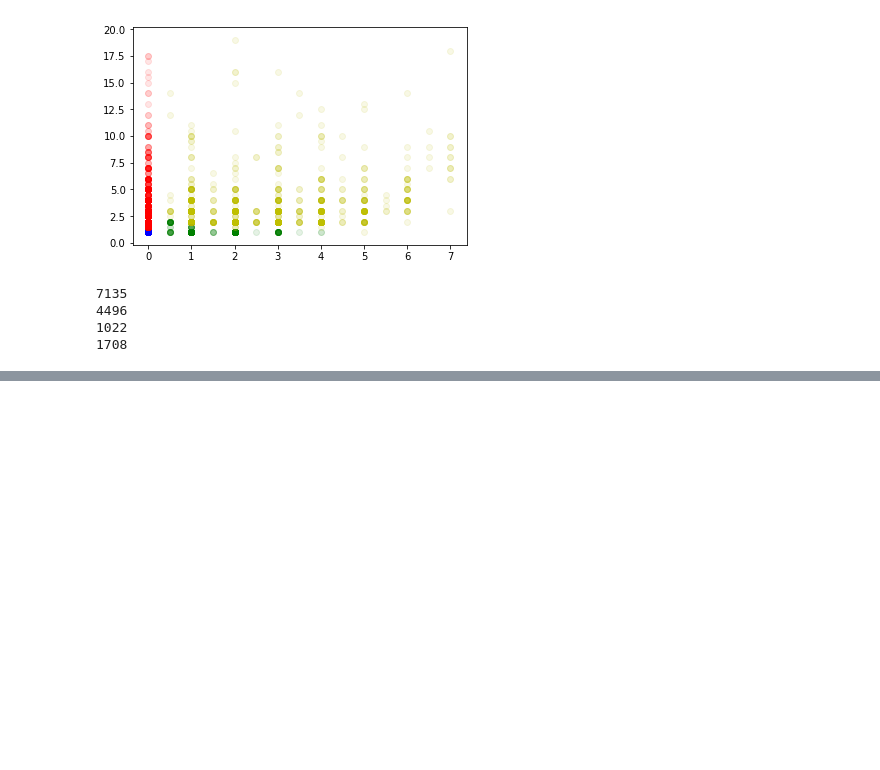
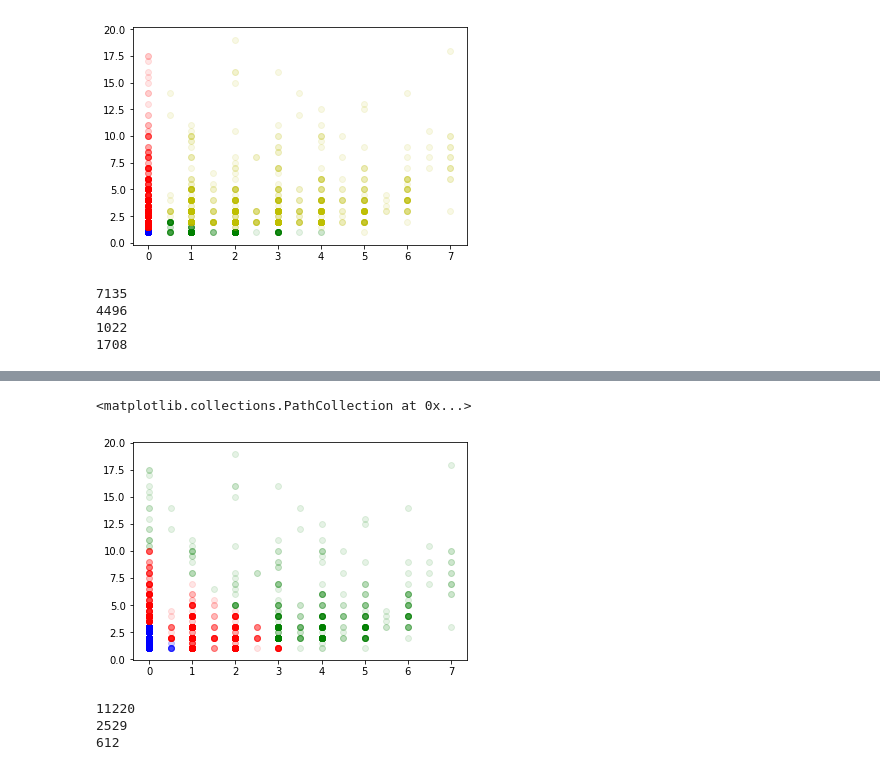
Before and after one commit to NickHoernle/incentive_design, a Jupyter notebook: notebooks/01-24-2019_Clustering_for_Paper.ipynb, the cells around one changed output, grey strips where cells are left out. Saved outputs shown, nothing was run; the diff lists cells and outputs as text; code cells hidden in the pictures; blank space fills up the shorter version.

```diff
--- a/notebooks/01-24-2019_Clustering_for_Paper.ipynb
+++ b/notebooks/01-24-2019_Clustering_for_Paper.ipynb
@@ -147,0 +315,46 @@ for i in np.unique(assigned_clusters):
+# %%
+df = pd.read_csv('/home/nick/Downloads/Consistency_expectedIntensity_to_Nick.csv')[['consistency', 'intensity']]
+
+# drop the top 0.1% of outliers
+limits = df.apply(lambda x: np.percentile(x, 99.9), axis=0)
+df_filtered = df[(df.consistency <= limits.consistency) & (df.intensity <= limits.intensity)]
+
+# normalise the data
+df_scaled = (df_filtered-df_filtered.min())/df_filtered.max()
+
+# run K-Means with custom distance metric
+from nltk.cluster.kmeans import KMeansClusterer
+NUM_CLUSTERS = 3
+data = df_scaled.values
+
+def dist(x,y):
+    # we add one here to stop influence of multiplying by 0
+    edits_per_week1 = (np.e**(x[1] + x[0]))
+    edits_per_week2 = (np.e**(y[1] + y[0]))
+    # actual distance
+    return np.abs(edits_per_week1-edits_per_week2)
+
+# K-means with a number of random restarts
+kclusterer = KMeansClusterer(NUM_CLUSTERS, distance=dist, repeats=25, avoid_empty_clusters=True)
+assigned_clusters = kclusterer.cluster(data, assign_clusters=True)
+
+# Plot the data
+assigned_clusters = np.array(assigned_clusters, dtype=np.int8)
+plt.scatter(df_filtered.consistency[assigned_clusters==0], df_filtered.intensity[assigned_clusters==0], alpha=.1, c='b')
+plt.scatter(df_filtered.consistency[assigned_clusters==1], df_filtered.intensity[assigned_clusters==1], alpha=.1, c='r')
+plt.scatter(df_filtered.consistency[assigned_clusters==2], df_filtered.intensity[assigned_clusters==2], alpha=.1, c='g')
+
+# Group sizes
+# 11220
+# 2499
+# 642
+# %% [output]
+<matplotlib.collections.PathCollection at 0x...>
+[figure, added]
+# %%
+for i in np.unique(assigned_clusters):
+    print(np.sum(assigned_clusters == i))
+# %% [output]
+11220
+2529
+612
```
Also changed, not shown: parts of 17 cells of this notebook.
